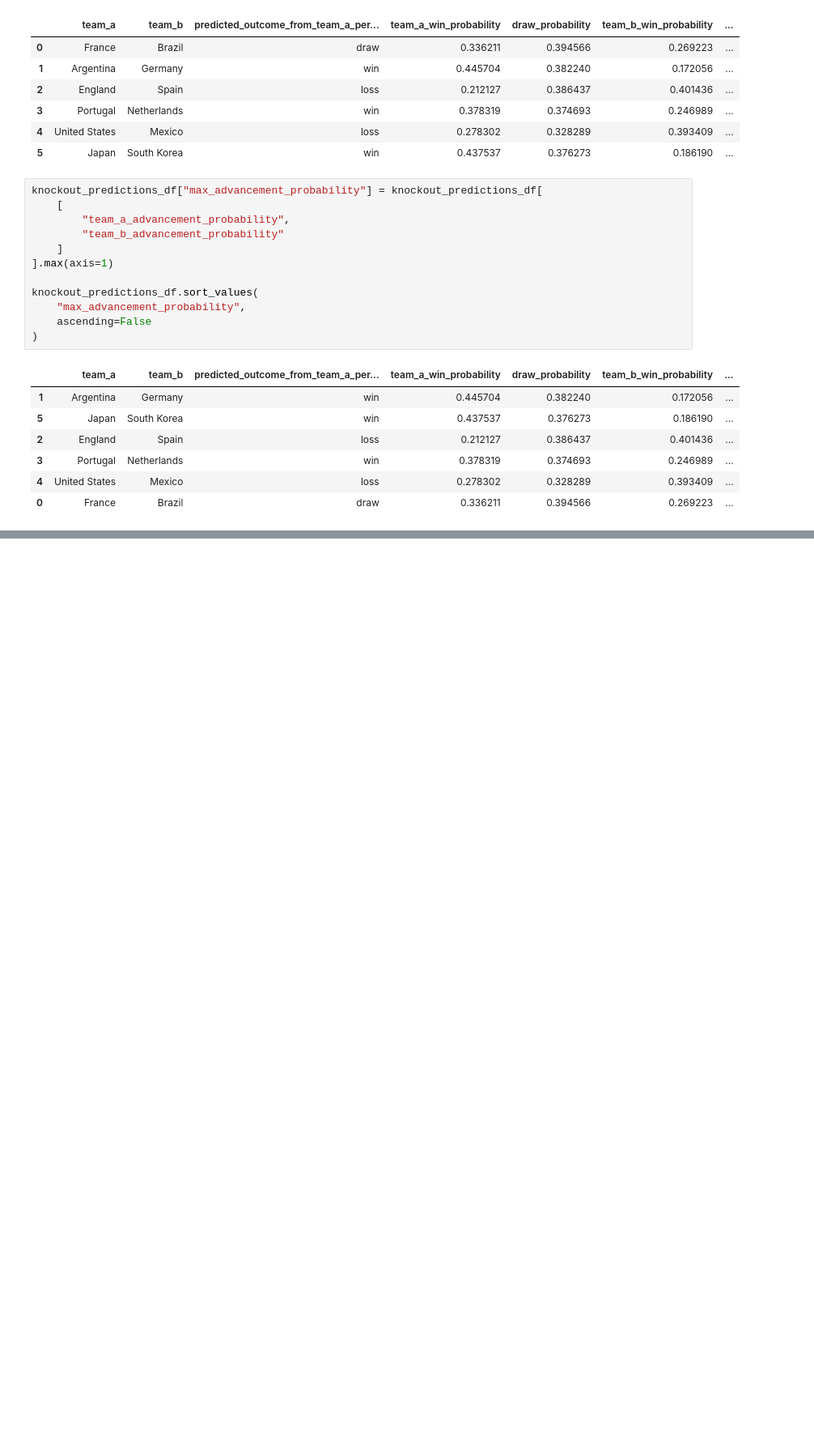
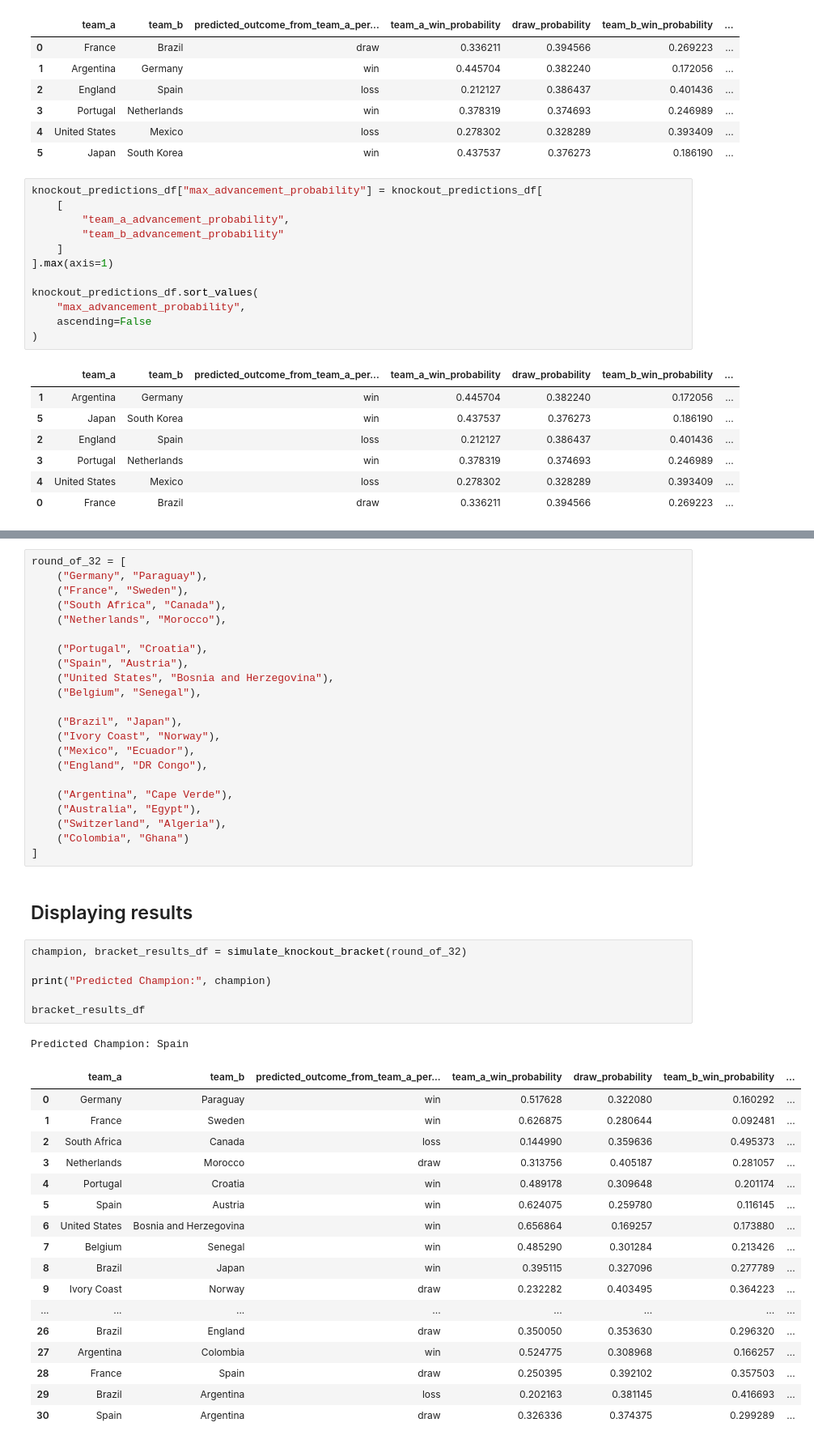
Before and after one commit to rayhanrinzan/fifa-world-cup-predictor, a Jupyter notebook: notebooks/09_knockout_prediction_logic.ipynb, the cells around one changed output, grey strips where cells are left out. Shown at 81% size. Cells and saved outputs as stored; diff of their text form; blank space fills up the shorter version.

```diff
--- a/notebooks/09_knockout_prediction_logic.ipynb
+++ b/notebooks/09_knockout_prediction_logic.ipynb
@@ -385,0 +470,49 @@ The next notebook will build a bracket simulator that repeatedly calls `predict_
+# %%
+round_of_32 = [
+    ("Germany", "Paraguay"),
+    ("France", "Sweden"),
+    ("South Africa", "Canada"),
+    ("Netherlands", "Morocco"),
+
+    ("Portugal", "Croatia"),
+    ("Spain", "Austria"),
+    ("United States", "Bosnia and Herzegovina"),
+    ("Belgium", "Senegal"),
+
+    ("Brazil", "Japan"),
+    ("Ivory Coast", "Norway"),
+    ("Mexico", "Ecuador"),
+    ("England", "DR Congo"),
+
+    ("Argentina", "Cape Verde"),
+    ("Australia", "Egypt"),
+    ("Switzerland", "Algeria"),
+    ("Colombia", "Ghana")
+]
+# %% [markdown]
+## Displaying results
+# %%
+champion, bracket_results_df = simulate_knockout_bracket(round_of_32)
+
+print("Predicted Champion:", champion)
+
+bracket_results_df
+# %% [output]
+Predicted Champion: Spain
+|  | team_a | team_b | predicted_outcome_from_team_a_per... | team_a_win_probability | draw_probability | team_b_win_probability | ... |
+| 0 | Germany | Paraguay | win | 0.517628 | 0.322080 | 0.160292 | ... |
+| 1 | France | Sweden | win | 0.626875 | 0.280644 | 0.092481 | ... |
+| 2 | South Africa | Canada | loss | 0.144990 | 0.359636 | 0.495373 | ... |
+| 3 | Netherlands | Morocco | draw | 0.313756 | 0.405187 | 0.281057 | ... |
+| 4 | Portugal | Croatia | win | 0.489178 | 0.309648 | 0.201174 | ... |
+| 5 | Spain | Austria | win | 0.624075 | 0.259780 | 0.116145 | ... |
+| 6 | United States | Bosnia and Herzegovina | win | 0.656864 | 0.169257 | 0.173880 | ... |
+| 7 | Belgium | Senegal | win | 0.485290 | 0.301284 | 0.213426 | ... |
+| 8 | Brazil | Japan | win | 0.395115 | 0.327096 | 0.277789 | ... |
+| 9 | Ivory Coast | Norway | draw | 0.232282 | 0.403495 | 0.364223 | ... |
+| ... | ... | ... | ... | ... | ... | ... | ... |
+| 26 | Brazil | England | draw | 0.350050 | 0.353630 | 0.296320 | ... |
+| 27 | Argentina | Colombia | win | 0.524775 | 0.308968 | 0.166257 | ... |
+| 28 | France | Spain | draw | 0.250395 | 0.392102 | 0.357503 | ... |
+| 29 | Brazil | Argentina | loss | 0.202163 | 0.381145 | 0.416693 | ... |
+| 30 | Spain | Argentina | draw | 0.326336 | 0.374375 | 0.299289 | ... |
```
Also changed, not shown: parts of 19 cells of this notebook.
